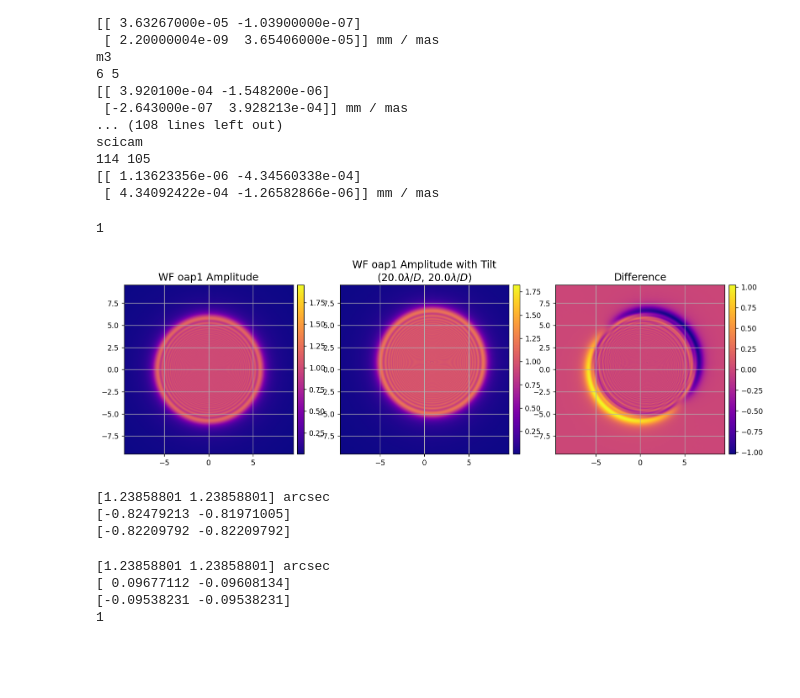
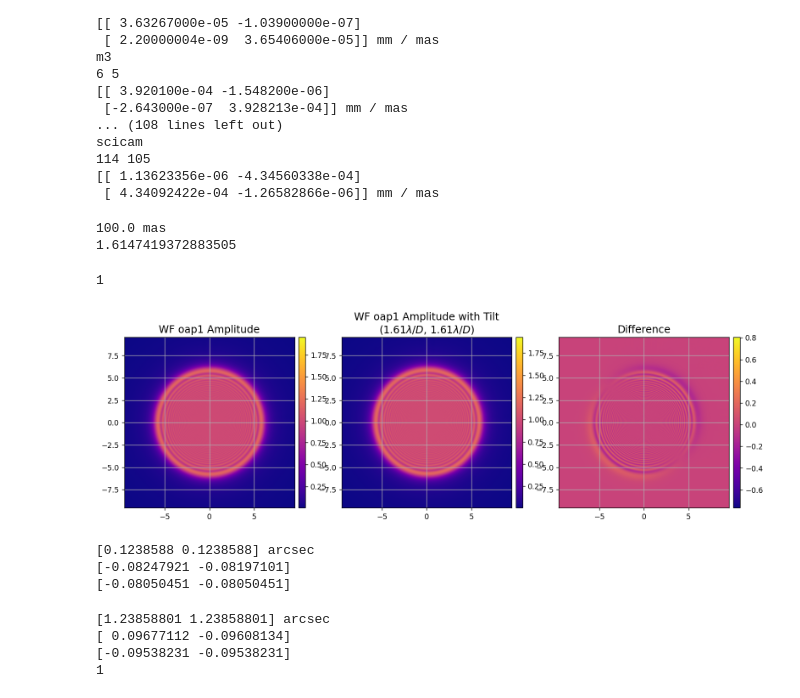
Before and after one commit to kian1377/esc-fresnel, a Jupyter notebook: notebooks/esc_fresnel_beamwalk_check.ipynb, the cells around one changed output. Cells and saved outputs as stored; diff of their text form; code cells hidden in the pictures; blank space fills up the shorter version.

```diff
--- a/notebooks/esc_fresnel_beamwalk_check.ipynb
+++ b/notebooks/esc_fresnel_beamwalk_check.ipynb
@@ -243,6 +243,14 @@ scicam
 114 105
 [[ 1.13623356e-06 -4.34560338e-04]
  [ 4.34092422e-04 -1.26582866e-06]] mm / mas
+# %%
+offset = 100*u.mas
+offset_lamD = (offset / M.as_per_lamD).decompose()
+print(offset)
+print(offset_lamD)
+# %% [output]
+100.0 mas
+1.6147419372883505
 # %%
 import copy
 
@@ -254,7 +262,9 @@ i = 7 # oap1
 # i = 13
 # i = 25
 
-source_offset = np.array([20, 20])
+source_offset = np.array([0.1615, 0.1615])
+source_offset = np.array([1.615, 1.615])
+# source_offset = np.array([16.15, 16.15])
 
 M.use_vortex = False
 
@@ -262,35 +272,35 @@ M.source_offset = (0, 0)
 wfs_on_axis = M.calc_wfs()
 
 M.source_offset = source_offset
 wfs_offset = M.calc_wfs()
 
 amp1 = wfs_on_axis[i].amplitude
 amp2 = wfs_offset[i].amplitude
 diff = amp1 - amp2
 
 wf_pxscl_mm = wfs_on_axis[i].pixelscale.to_value(u.mm/u.pix)
 
 # ticks = np.arange(-15, 15.01, 5)
 
 imshow(
     [amp1, amp2, diff],
     titles=[
         f'WF {wfs_on_axis[i].location[6:]} Amplitude',
-        f'WF {wfs_on_axis[i].location[6:]} Amplitude with Tilt\n({M.source_offset[0]:.1f}$\lambda/D$, {M.source_offset[1]:.1f}$\lambda/D$)',
+        f'WF {wfs_on_axis[i].location[6:]} Amplitude with Tilt\n({M.source_offset[0]:.2f}$\lambda/D$, {M.source_offset[1]:.2f}$\lambda/D$)',
         'Difference',
     ],
     title_fzs=[14]*3,
     # norms=[LogNorm(1e-6), LogNorm(1e-6)],
     npix=[1.5*M.npix]*3,
     grids=[1]*3,
     pxscls=[wf_pxscl_mm]*3,
     # xticks=[ticks, ticks],
     # yticks=[ticks, ticks],
     cmaps=['plasma']*3,
 )
 # %% [output]
 1
-[figure, old version]
+[figure, new version]
 # %%
 pointing = source_offset * M.as_per_lamD
 print(pointing)
@@ -300,15 +310,15 @@ print(expected_shift_mm)
 shift_pix, error, phasediff = phase_cross_correlation(
     ensure_np_array(amp1),
     ensure_np_array(amp2),
-    upsample_factor=10,
+    upsample_factor=1000,
 )
 
 shift_mm = np.flip(shift_pix) * wf_pxscl_mm
 print(shift_mm)
 # %% [output]
-[1.23858801 1.23858801] arcsec
-[-0.82479213 -0.81971005]
-[-0.82209792 -0.82209792]
+[0.1238588 0.1238588] arcsec
+[-0.08247921 -0.08197101]
+[-0.08050451 -0.08050451]
 # %%
 i = 18
 
```
Also changed, not shown: parts of 2 cells of this notebook, 4 other files.
